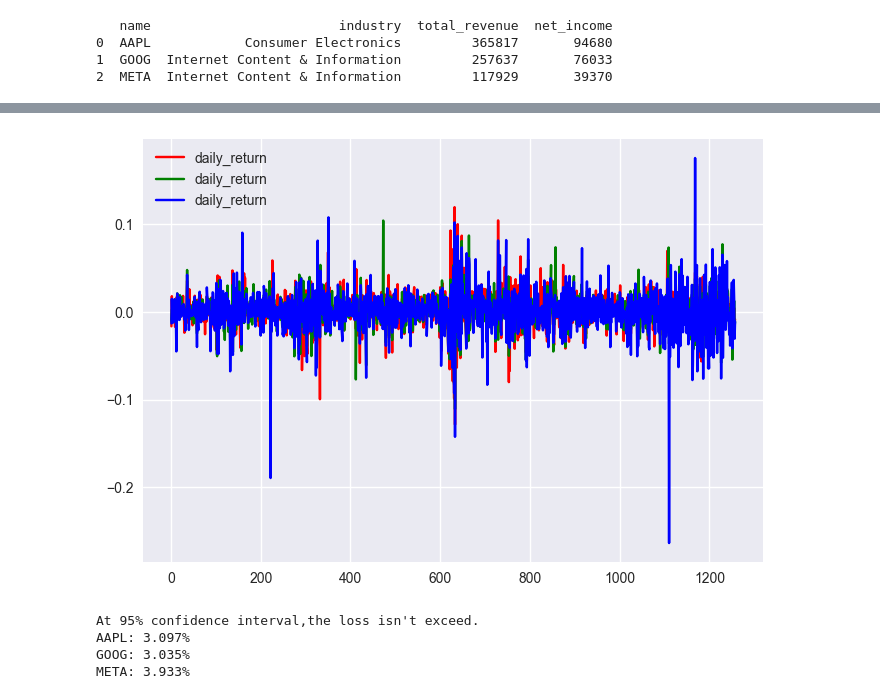
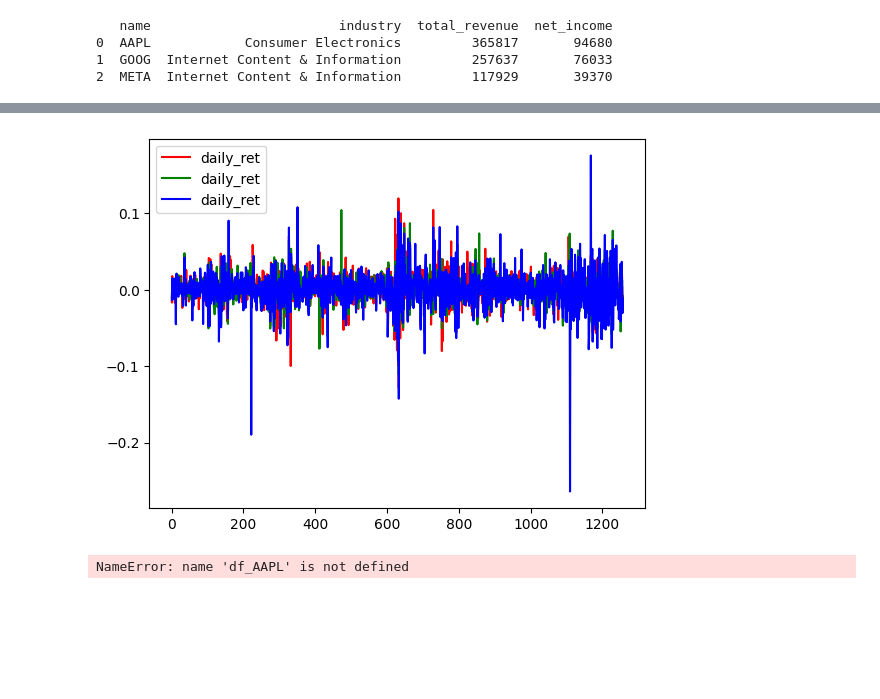
Before and after one commit to zavailble/stock, a Jupyter notebook: stock.ipynb, the cells around one changed output, grey strips where cells are left out. Cells and saved outputs as stored; diff of their text form; code cells hidden in the pictures; blank space fills up the shorter version.

```diff
--- a/stock.ipynb
+++ b/stock.ipynb
@@ -61,9 +62,9 @@ df_META.describe()
 #daily stock price trend chart
 import matplotlib.pyplot as plt
 
-plt.style.use('seaborn')
-fig,ax=plt.subplots(3)
-df_AAPL.Close.plot(ax=ax[0],color='red',legend=True)
-df_GOOG.Close.plot(ax=ax[1],color='green',legend=True)
-df_META.Close.plot(ax=ax[2],color='blue',legend=True)
-plt.show()
+# plt.style.use('ggplot')
+# fig,ax=plt.subplots(3)
+# df_AAPL.Close.plot(ax=ax[0],color='red',legend=True)
+# df_GOOG.Close.plot(ax=ax[1],color='green',legend=True)
+# df_META.Close.plot(ax=ax[2],color='blue',legend=True)
+# plt.show()
@@ -155,14 +156,11 @@ df_META['daily_ret']=df_META.Adj_Close.pct_change()
 # %%
-df_AAPL.daily_return.plot(color='red',legend=True)
-df_GOOG.daily_return.plot(color='green',legend=True)
-df_META.daily_return.plot(color='blue',legend=True)
+df_AAPL.daily_ret.plot(color='red',legend=True)
+df_GOOG.daily_ret.plot(color='green',legend=True)
+df_META.daily_ret.plot(color='blue',legend=True)
 plt.show()
 # %% [output]
-[figure, old version]
+[figure, new version]
 # %%
-print(f'At 95% confidence interval,the loss isn\'t exceed.\nAAPL: {abs(df_AAPL.daily_return.quantile(0.05)*100):.3f}%\nGOOG: {abs(df_GOOG.daily_return.quantile(0.05)*100):.3f}%\nMETA: {abs(df_META.daily_return.quantile(0.05)*100):.3f}%')
+print(f'At 95% confidence interval,the loss isn\'t exceed.\nAAPL: {abs(df_AAPL.daily_ret.quantile(0.05)*100):.3f}%\nGOOG: {abs(df_GOOG.daily_ret.quantile(0.05)*100):.3f}%\nMETA: {abs(df_META.daily_ret.quantile(0.05)*100):.3f}%')
 # %% [output]
-At 95% confidence interval,the loss isn't exceed.
-AAPL: 3.097%
-GOOG: 3.035%
-META: 3.933%
+NameError: name 'df_AAPL' is not defined
```
Also changed, not shown: parts of 13 cells of this notebook, 1 other file.
